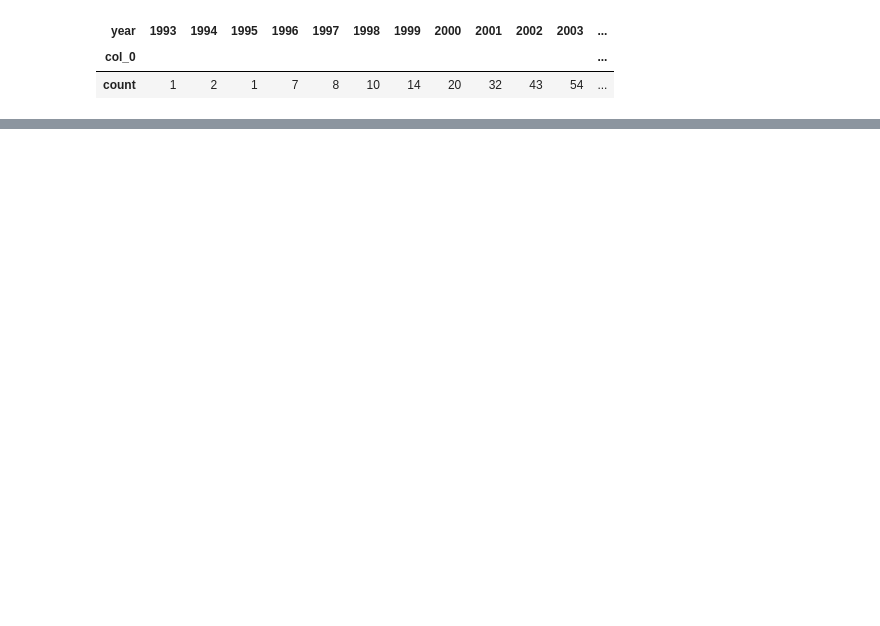
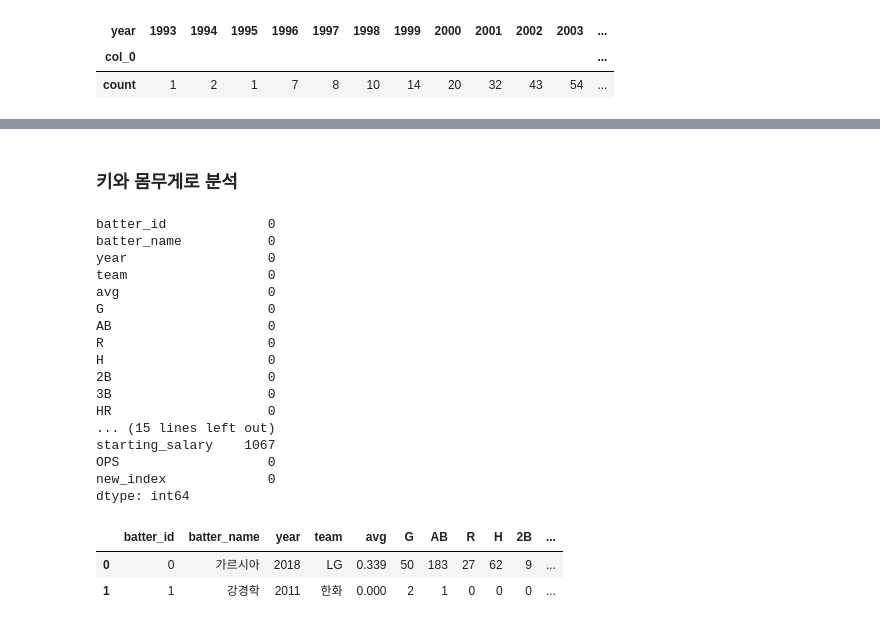
Before and after one commit to dlsdud9098/kbo_ops_predict, a Jupyter notebook: main.ipynb, the cells around one changed output, grey strips where cells are left out. Cells and saved outputs as stored; diff of their text form; code cells hidden in the pictures; blank space fills up the shorter version.

```diff
--- a/main.ipynb
+++ b/main.ipynb
@@ -885,0 +922,31 @@ plt.show()
+# %% [markdown]
+### 키와 몸무게로 분석
+# %%
+'''
+키와 몸무게 그리고 포지션에서도 결측치가 존재한다.
+'''
+
+# 결측치 확인
+print(regular_season.isna().sum())
+regular_season.head(2)
+# %% [output]
+batter_id             0
+batter_name           0
+year                  0
+team                  0
+avg                   0
+G                     0
+AB                    0
+R                     0
+H                     0
+2B                    0
+3B                    0
+HR                    0
+... (15 lines left out)
+starting_salary    1067
+OPS                   0
+new_index             0
+dtype: int64
+|  | batter_id | batter_name | year | team | avg | G | AB | R | H | 2B | ... |
+| 0 | 0 | 가르시아 | 2018 | LG | 0.339 | 50 | 183 | 27 | 62 | 9 | ... |
+| 1 | 1 | 강경학 | 2011 | 한화 | 0.000 | 2 | 1 | 0 | 0 | 0 | ... |
```
Also changed, not shown: parts of 8 cells of this notebook, 2 other files.
